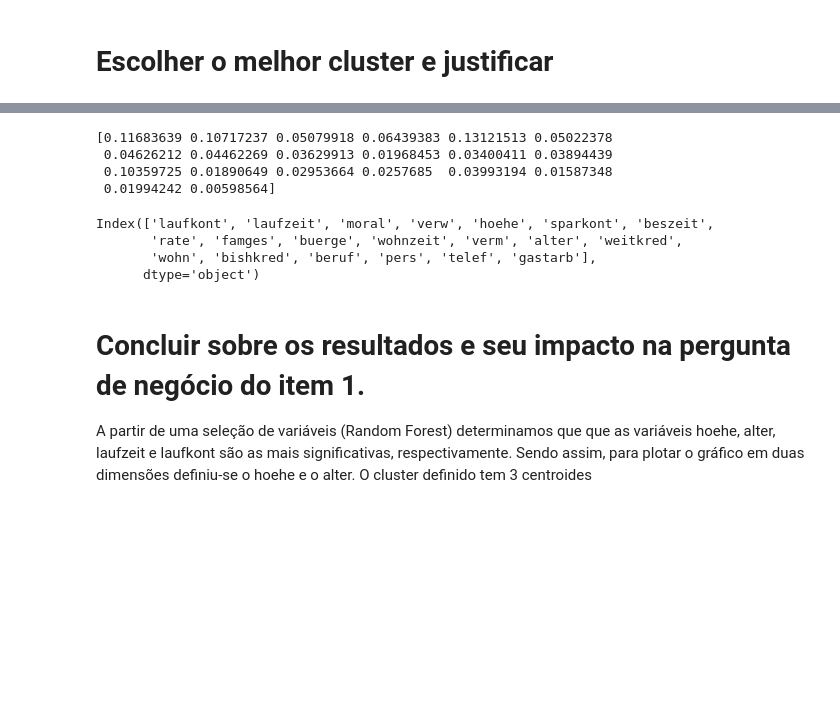
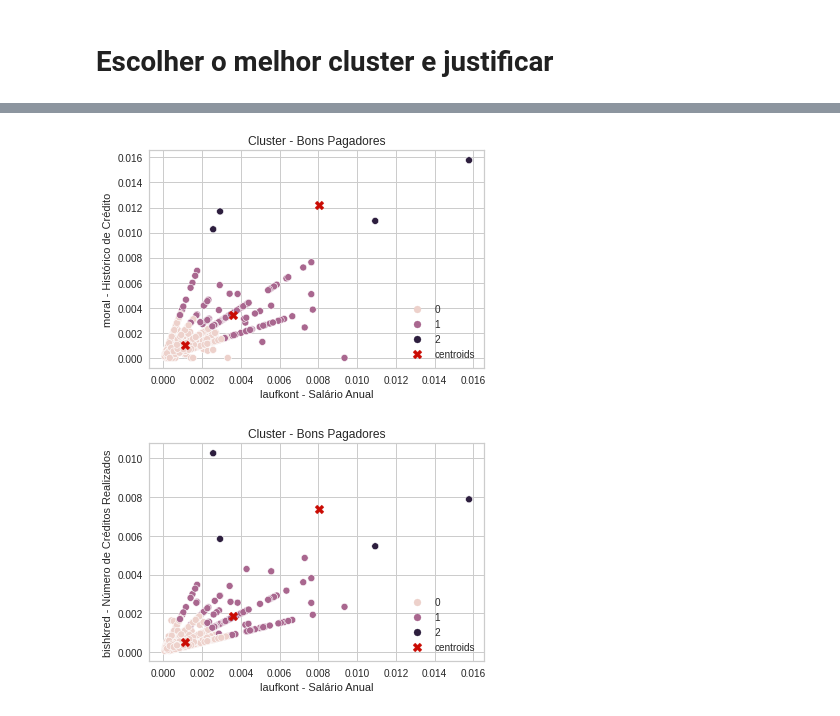
Before and after one commit to fabiobrabo/FGV_Sol_Min_Dados, a Jupyter notebook: FGV_Mineração_Cluster.ipynb, the cells around one changed output, grey strips where cells are left out. Cells and saved outputs as stored; diff of their text form; code cells hidden in the pictures; blank space fills up the shorter version.

```diff
--- a/FGV_Mineração_Cluster.ipynb
+++ b/FGV_Mineração_Cluster.ipynb
@@ -407,34 +451,47 @@ dataset.iloc[:,cols]
 1000 rows × 4 columns
-# %%
-from sklearn.ensemble import RandomForestClassifier
-
-# feature extraction
-model = RandomForestClassifier(n_estimators=10)
-model.fit(X, y)
-RandomForestClassifier(bootstrap=True, ccp_alpha=0.0, class_weight=None,
-                       criterion='gini', max_depth=None, max_features='auto',
-                       max_leaf_nodes=None, max_samples=None,
-                       min_impurity_decrease=0.0,
-                       min_samples_leaf=1, min_samples_split=2,
-                       min_weight_fraction_leaf=0.0, n_estimators=10,
-                       n_jobs=None, oob_score=False, random_state=None,
-                       verbose=0, warm_start=False)
-
-# Score de cada um dos atributos:
-print(model.feature_importances_)
-
-X.columns
-# %% [output]
-[0.11683639 0.10717237 0.05079918 0.06439383 0.13121513 0.05022378
- 0.04626212 0.04462269 0.03629913 0.01968453 0.03400411 0.03894439
- 0.10359725 0.01890649 0.02953664 0.0257685  0.03993194 0.01587348
- 0.01994242 0.00598564]
-Index(['laufkont', 'laufzeit', 'moral', 'verw', 'hoehe', 'sparkont', 'beszeit',
-       'rate', 'famges', 'buerge', 'wohnzeit', 'verm', 'alter', 'weitkred',
-       'wohn', 'bishkred', 'beruf', 'pers', 'telef', 'gastarb'],
-      dtype='object')
-# %% [markdown]
-# Concluir sobre os resultados e seu impacto na pergunta de negócio do item 1.
-
-A partir de uma seleção de variáveis (Random Forest) determinamos que que as variáveis hoehe, alter, laufzeit e laufkont são as mais significativas, respectivamente. Sendo assim, para plotar o gráfico em duas dimensões definiu-se o hoehe e o alter.
-O cluster definido tem 3 centroides
+# %%
+# Estimar modelos de clustering particional Final
+
+#Filtrando os dados
+filtrado_bom_pagador = scaled_df[scaled_df['kredit']!=0]
+
+#Escolhendo as features laufkont(Salário Anual), moral(Histórico de Crédito),	hoehe(Valor de Crédito), bishkred(Número de Créditos Realizados)
+
+filtrado = filtrado_bom_pagador[['laufkont', 'moral', 'hoehe', 'bishkred']]
+
+# Ajustando o dataset
+X = filtrado.iloc[:,:]
+
+# Gera Modelo Kmeans
+kmeans2 = KMeans(n_clusters = 3, init = 'k-means++', random_state=0, max_iter = 500)
+
+# Treina o Modelo
+pred_y = kmeans2.fit_predict(X)
+
+# Plota o Gráfico
+
+sns.scatterplot(data=X, x=X['laufkont'], y=X['moral'], hue=kmeans2.labels_)
+plt.scatter(kmeans2.cluster_centers_[:,0], kmeans2.cluster_centers_[:,1],
+            marker="X", c="r", s=80, label="centroids")
+
+plt.title("Cluster - Bons Pagadores")
+plt.xlabel("laufkont - Salário Anual")
+plt.ylabel("moral - Histórico de Crédito")
+plt.legend()
+plt.show()
+# %% [output]
+[figure, added]
+# %%
+# Plota o Gráfico
+
+sns.scatterplot(data=X, x=X['laufkont'], y=X['bishkred'], hue=kmeans2.labels_)
+plt.scatter(kmeans2.cluster_centers_[:,0], kmeans2.cluster_centers_[:,3],
+            marker="X", c="r", s=80, label="centroids")
+
+plt.title("Cluster - Bons Pagadores")
+plt.xlabel("laufkont - Salário Anual")
+plt.ylabel("bishkred - Número de Créditos Realizados")
+plt.legend()
+plt.show()
+# %% [output]
+[figure, added]
```
Also changed, not shown: parts of 14 cells of this notebook.
